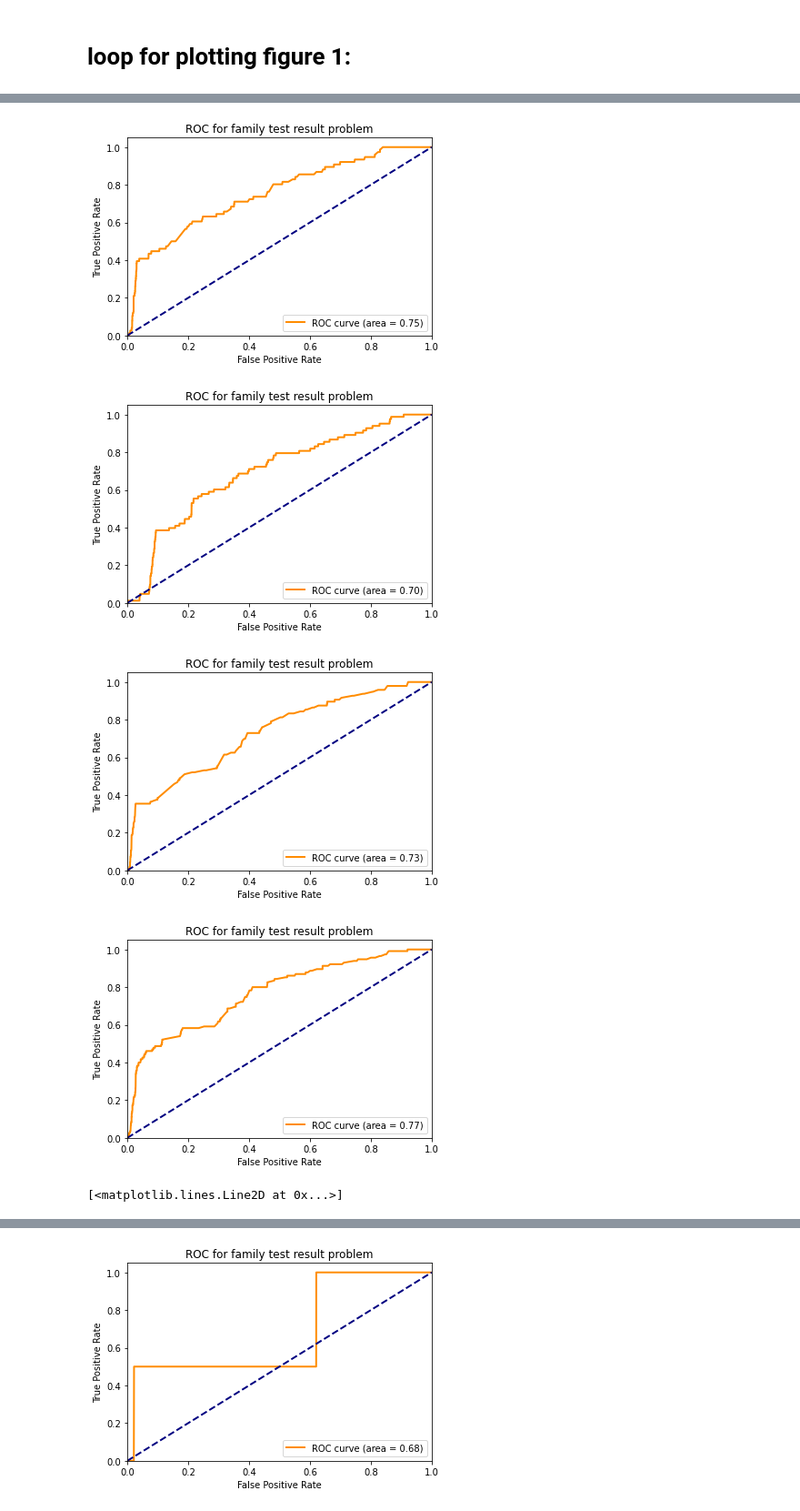
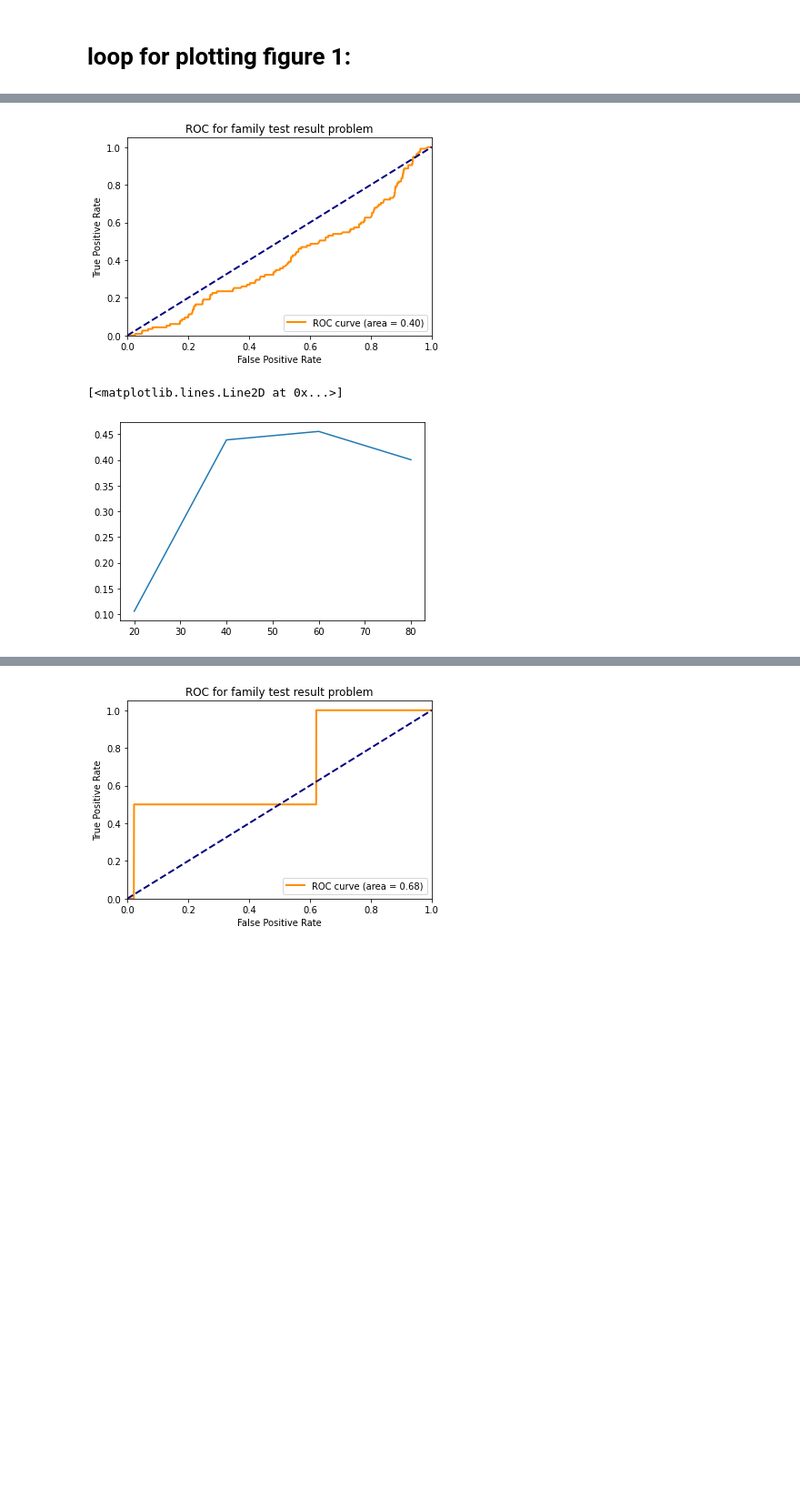
Before and after one commit to zhrprjct/zahra, a Jupyter notebook: Gibbs_Covid_Project_For_Family_Test_Results_and_MissingData_1.ipynb, the cells around one changed output, grey strips where cells are left out. Shown at 91% size. Cells and saved outputs as stored; diff of their text form; code cells hidden in the pictures; blank space fills up the shorter version.

Commit message:
missing data code

```diff
--- a/Gibbs_Covid_Project_For_Family_Test_Results_and_MissingData_1.ipynb
+++ b/Gibbs_Covid_Project_For_Family_Test_Results_and_MissingData_1.ipynb
@@ -546,0 +592,3 @@ Y[:,:10].shape
+# %%
+for i in range(9):
+    print(MissingData[i][1])
@@ -547,8 +605,19 @@ Y[:,:10].shape
+# %%
+YF_missing=MissingData[0][0]
+# %%
+#calculate y_missing:
+Y=np.zeros((n,T))
+for i in range(n):
+    for j in range(unique_rows.shape[0]):
+        if unique_rows[j,i]==1:
+            Y[i,:]=YF_missing[j,:]
 # %%
 Trained=[]
-for time_step in range(10,360,10):
+for time_step in range(10,100,20):
     G_=G[:time_step]
     Y_=Y[:,:time_step]
-    Train=Gibbs_train(hyper_params,G_,F,Y_,U,K,J)
+    X_=X[:,:time_step]
+    #Train=Gibbs_train(hyper_params,G_,F,Y_,U,K,J)
+    Train=Gibbs(params,X_,G_,F,Y_,1,1)
     Trained.append(Train)
 # %% [output]
@@ -576,9 +645,10 @@ Train.shape[1]
 # %%
 roc_=[]
-for i in range(len(Trained)):
-    Train=np.array(Trained)[i][2][0]
+for i in range(1,len(Trained)):
+    Train=np.array(Trained[i][2][0])
     y_score=np.hstack(Train)
-    y_test=np.hstack(X[:,:Train.shape[1]])
+    y_test=np.hstack(X_true[:,:Train.shape[1]])
+
     roc_.append(plot_ROC(y_score,y_test))
-plt.plot(range(30,100,10),roc_)
+plt.plot(range(20,100,20),roc_)
 # %% [output]
@@ -588,5 +658,3 @@ plt.plot(range(30,100,10),roc_)
-[figure, old version]
+[figure, new version]
+[<matplotlib.lines.Line2D at 0x...>]
-[figure, old version]
+[figure, new version]
-[figure, removed]
-[figure, removed]
-[<matplotlib.lines.Line2D at 0x...>]
```
Also changed, not shown: parts of 18 cells of this notebook, 8 other files.
